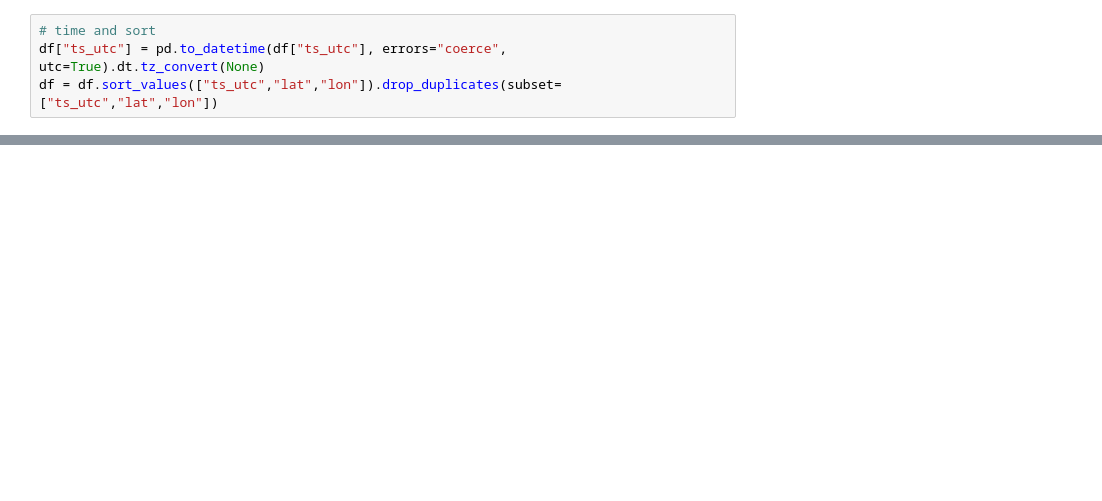
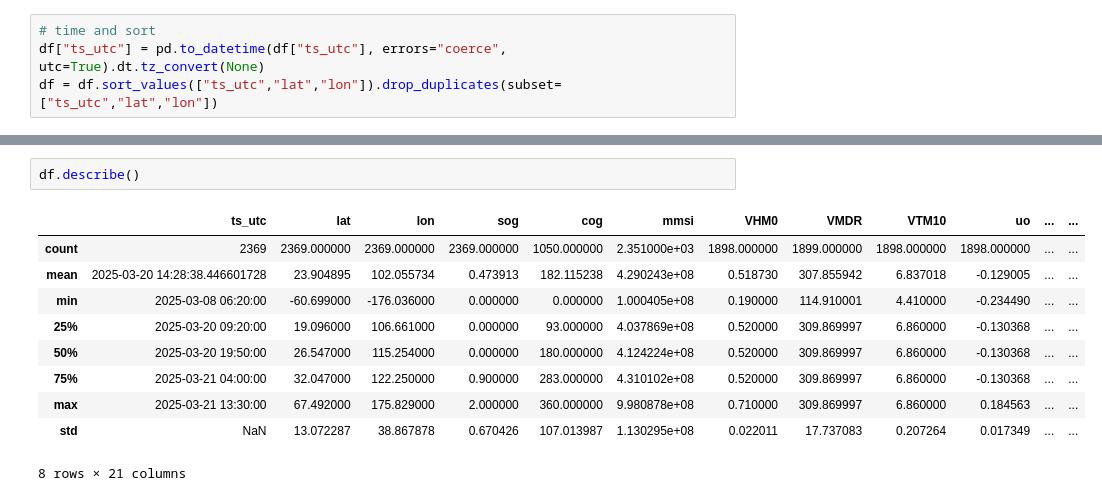
Before and after one commit to zuweii/datamining, a Jupyter notebook: weather.ipynb, the cells around one changed output, grey strips where cells are left out. Saved outputs shown, nothing was run; the diff lists cells and outputs as text; blank space fills up the shorter version.

```diff
--- a/weather.ipynb
+++ b/weather.ipynb
@@ -312,0 +323,13 @@ df = df.sort_values(["ts_utc","lat","lon"]).drop_duplicates(subset=["ts_utc","la
+# %%
+df.describe()
+# %% [output]
+|  | ts_utc | lat | lon | sog | cog | mmsi | VHM0 | VMDR | VTM10 | uo | ... | ... |
+| count | 2369 | 2369.000000 | 2369.000000 | 2369.000000 | 1050.000000 | 2.351000e+03 | 1898.000000 | 1899.000000 | 1898.000000 | 1898.000000 | ... | ... |
+| mean | 2025-03-20 14:28:38.446601728 | 23.904895 | 102.055734 | 0.473913 | 182.115238 | 4.290243e+08 | 0.518730 | 307.855942 | 6.837018 | -0.129005 | ... | ... |
+| min | 2025-03-08 06:20:00 | -60.699000 | -176.036000 | 0.000000 | 0.000000 | 1.000405e+08 | 0.190000 | 114.910001 | 4.410000 | -0.234490 | ... | ... |
+| 25% | 2025-03-20 09:20:00 | 19.096000 | 106.661000 | 0.000000 | 93.000000 | 4.037869e+08 | 0.520000 | 309.869997 | 6.860000 | -0.130368 | ... | ... |
+| 50% | 2025-03-20 19:50:00 | 26.547000 | 115.254000 | 0.000000 | 180.000000 | 4.124224e+08 | 0.520000 | 309.869997 | 6.860000 | -0.130368 | ... | ... |
+| 75% | 2025-03-21 04:00:00 | 32.047000 | 122.250000 | 0.900000 | 283.000000 | 4.310102e+08 | 0.520000 | 309.869997 | 6.860000 | -0.130368 | ... | ... |
+| max | 2025-03-21 13:30:00 | 67.492000 | 175.829000 | 2.000000 | 360.000000 | 9.980878e+08 | 0.710000 | 309.869997 | 6.860000 | 0.184563 | ... | ... |
+| std | NaN | 13.072287 | 38.867878 | 0.670426 | 107.013987 | 1.130295e+08 | 0.022011 | 17.737083 | 0.207264 | 0.017349 | ... | ... |
+8 rows × 21 columns
```
Also changed, not shown: parts of 8 cells of this notebook, 1 other file.
